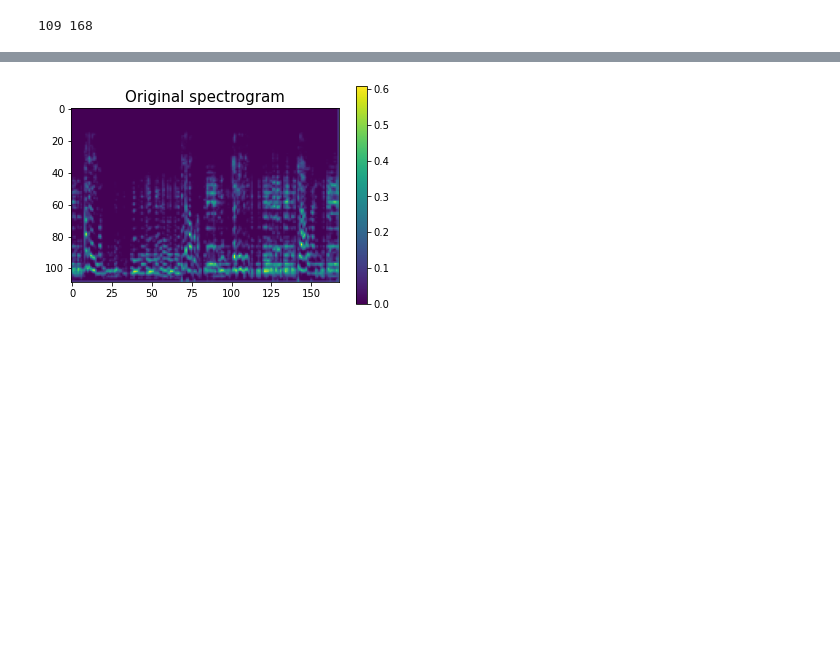
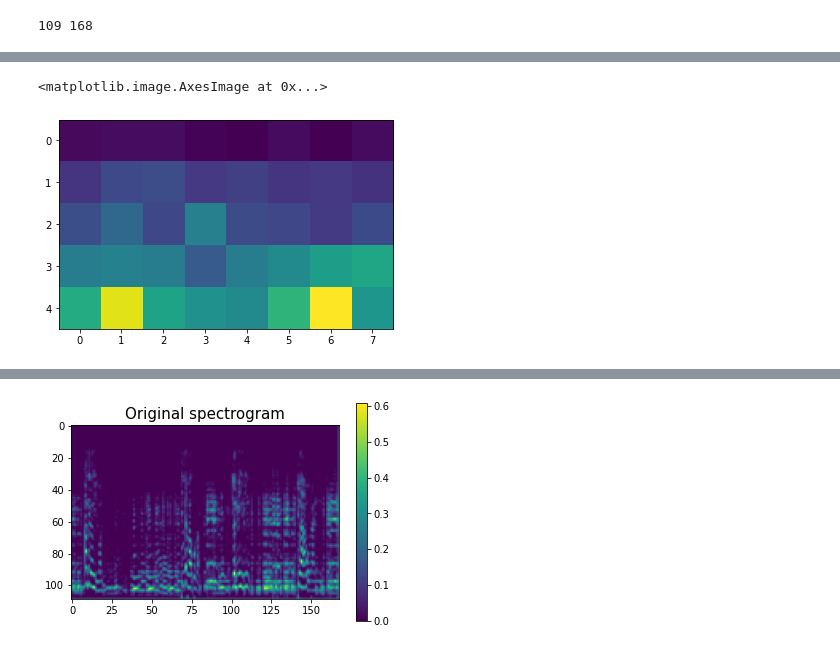
Before and after one commit to boldloop/interpretable-MR, a Jupyter notebook: occlusion_map.ipynb, the cells around one changed output, grey strips where cells are left out. Saved outputs shown, nothing was run; the diff lists cells and outputs as text; code cells hidden in the pictures; blank space fills up the shorter version.

```diff
--- a/occlusion_map.ipynb
+++ b/occlusion_map.ipynb
@@ -101,0 +149,2 @@ print(rows, cols)
+# %%
+test_occlusions = [comp_occlusions(test_data[i], 20, 20, model) for i in range(len(test_data))]
@@ -101,0 +169,5 @@ print(rows, cols)
+# %%
+plt.imshow(torch.sum(torch.stack(test_occlusions), dim=0))
+# %% [output]
+<matplotlib.image.AxesImage at 0x...>
+[figure, added]
```
Also changed, not shown: parts of 7 cells of this notebook.
